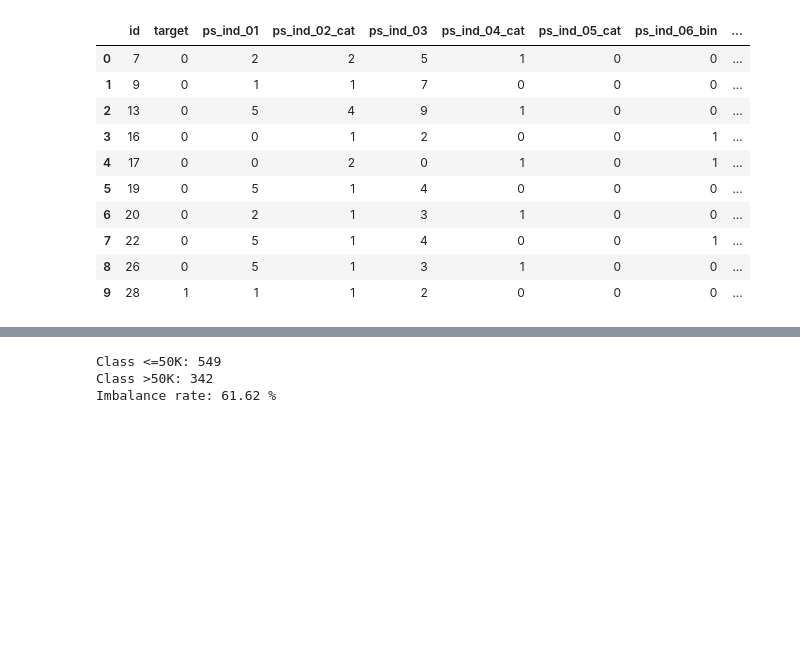
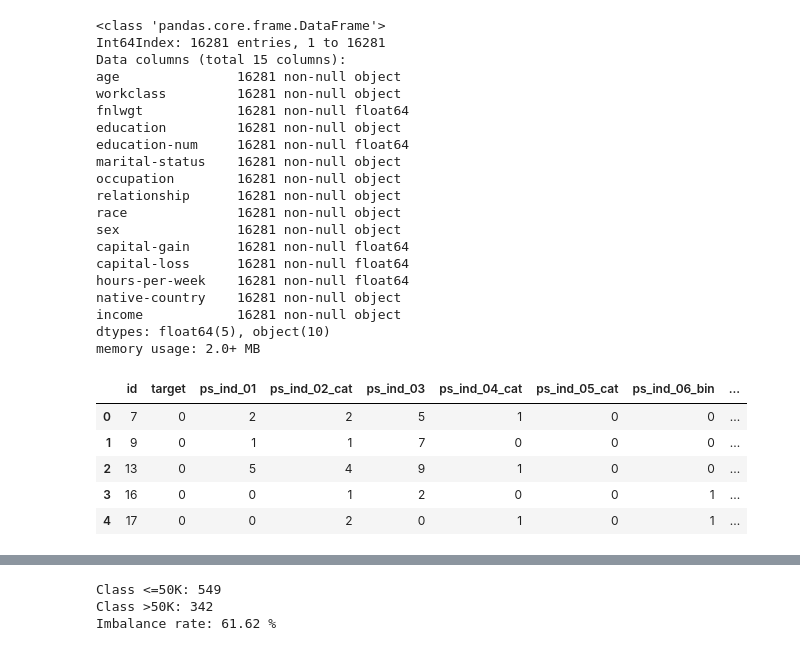
Before and after one commit to hsuemily/CE888-2, a Jupyter notebook: Assignment/PrototypeCode.ipynb, the cells around one changed output, grey strips where cells are left out. Saved outputs shown, nothing was run; the diff lists cells and outputs as text; code cells hidden in the pictures; blank space fills up the shorter version.

```diff
--- a/Assignment/PrototypeCode.ipynb
+++ b/Assignment/PrototypeCode.ipynb
@@ -56,17 +78,35 @@ Adult.head(5)
 | 3 | 28 | Local-gov | 336951.0 | Assoc-acdm | 12.0 | Married-civ-spouse | Protective-serv | Husband | ... |
 | 4 | 44 | Private | 160323.0 | Some-college | 10.0 | Married-civ-spouse | Machine-op-inspct | Husband | ... |
 | 5 | 18 | ? | 103497.0 | Some-college | 10.0 | Never-married | ? | Own-child | ... |
+# %%
+Adult.info()
+# %% [output]
+<class 'pandas.core.frame.DataFrame'>
+Int64Index: 16281 entries, 1 to 16281
+Data columns (total 15 columns):
+age               16281 non-null object
+workclass         16281 non-null object
+fnlwgt            16281 non-null float64
+education         16281 non-null object
+education-num     16281 non-null float64
+marital-status    16281 non-null object
+occupation        16281 non-null object
+relationship      16281 non-null object
+race              16281 non-null object
+sex               16281 non-null object
+capital-gain      16281 non-null float64
+capital-loss      16281 non-null float64
+hours-per-week    16281 non-null float64
+native-country    16281 non-null object
+income            16281 non-null object
+dtypes: float64(5), object(10)
+memory usage: 2.0+ MB
 # %%
-SafeDriver.head(10)
+SafeDriver.head(5)
 # %% [output]
 |  | id | target | ps_ind_01 | ps_ind_02_cat | ps_ind_03 | ps_ind_04_cat | ps_ind_05_cat | ps_ind_06_bin | ... |
 | 0 | 7 | 0 | 2 | 2 | 5 | 1 | 0 | 0 | ... |
 | 1 | 9 | 0 | 1 | 1 | 7 | 0 | 0 | 0 | ... |
 | 2 | 13 | 0 | 5 | 4 | 9 | 1 | 0 | 0 | ... |
 | 3 | 16 | 0 | 0 | 1 | 2 | 0 | 0 | 1 | ... |
 | 4 | 17 | 0 | 0 | 2 | 0 | 1 | 0 | 1 | ... |
-| 5 | 19 | 0 | 5 | 1 | 4 | 0 | 0 | 0 | ... |
-| 6 | 20 | 0 | 2 | 1 | 3 | 1 | 0 | 0 | ... |
-| 7 | 22 | 0 | 5 | 1 | 4 | 0 | 0 | 1 | ... |
-| 8 | 26 | 0 | 5 | 1 | 3 | 1 | 0 | 0 | ... |
-| 9 | 28 | 1 | 1 | 1 | 2 | 0 | 0 | 0 | ... |
```
Also changed, not shown: parts of 19 cells of this notebook.
